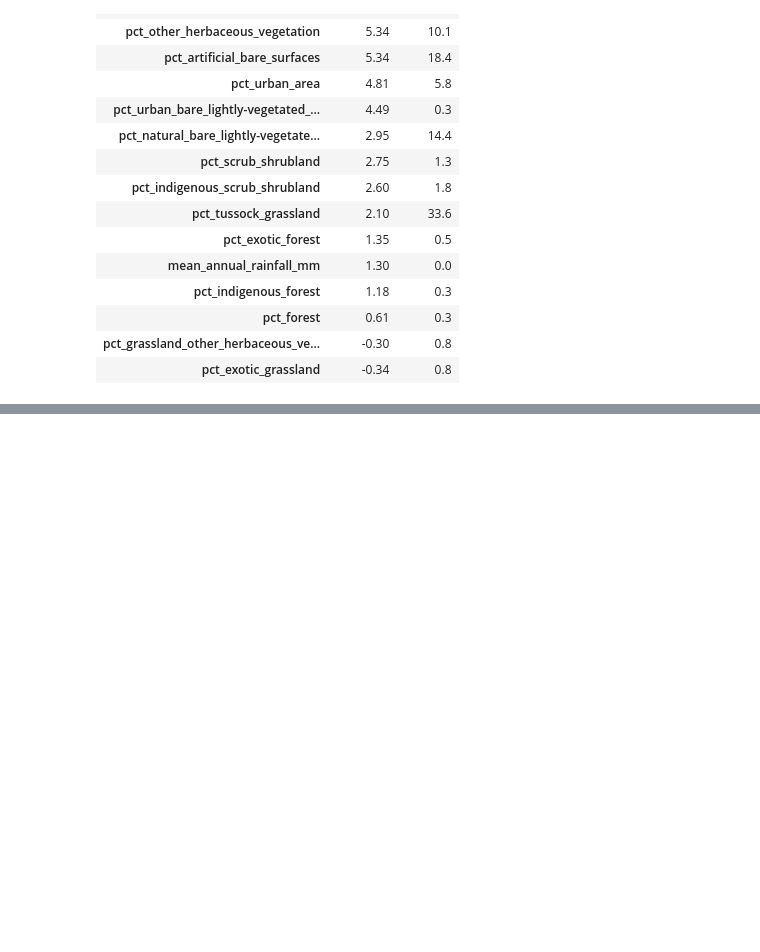
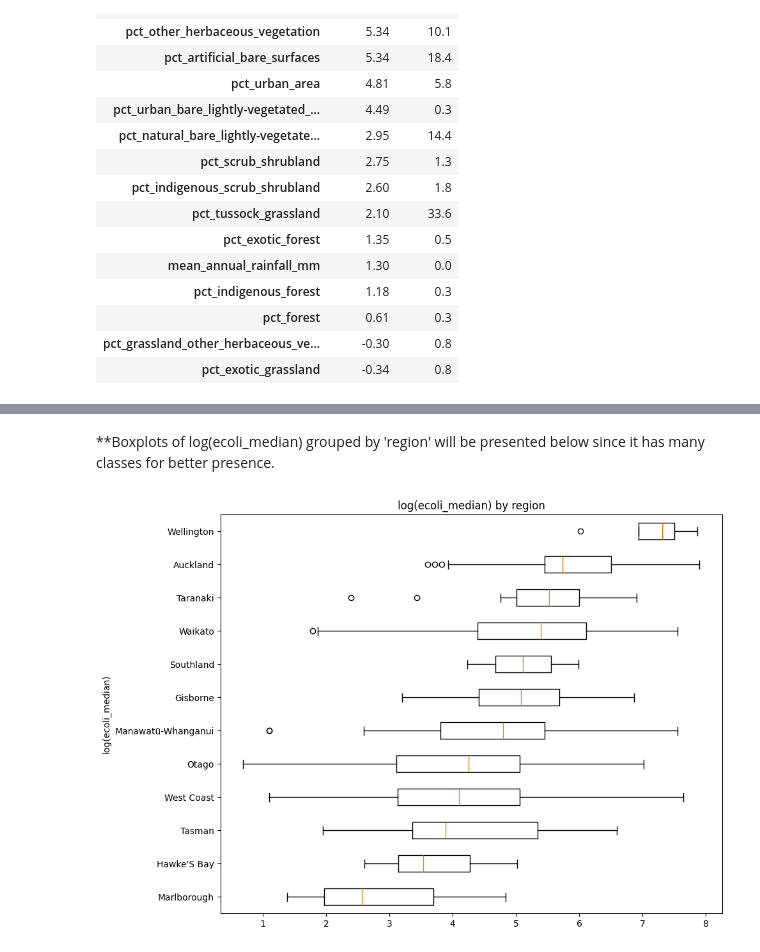
Before and after one commit to Ming-Liu-1170030/1170030-riverWQ, a Jupyter notebook: src/01_eda.ipynb, the cells around one changed output, grey strips where cells are left out. Saved outputs shown, nothing was run; the diff lists cells and outputs as text; code cells hidden in the pictures; blank space fills up the shorter version.

```diff
--- a/src/01_eda.ipynb
+++ b/src/01_eda.ipynb
@@ -391,0 +586,17 @@ skew_table
+# %% [markdown]
+**Boxplots of log(ecoli_median) grouped by 'region' will be presented below since it has many classes for better presence.
+# %%
+# Boxplots of log(ecoli_median) grouped by 'region'
+order = df.groupby('region')['log_ecoli_median'].median().sort_values().index
+groups = [df[df['region'] == r]['log_ecoli_median'].dropna() for r in order]
+
+fig,ax = plt.subplots(figsize = (10,7))
+ax.boxplot(groups, tick_labels=order, vert=False)
+ax.set_title(f'log(ecoli_median) by region')
+ax.set_ylabel('log(ecoli_median)')
+
+plt.tight_layout()
+plt.savefig('../figures/08_boxplot_ecoli_by_region.png', bbox_inches='tight')
+plt.show()
+# %% [output]
+[figure, added]
```
Also changed, not shown: parts of 23 cells of this notebook, 5 other files.
